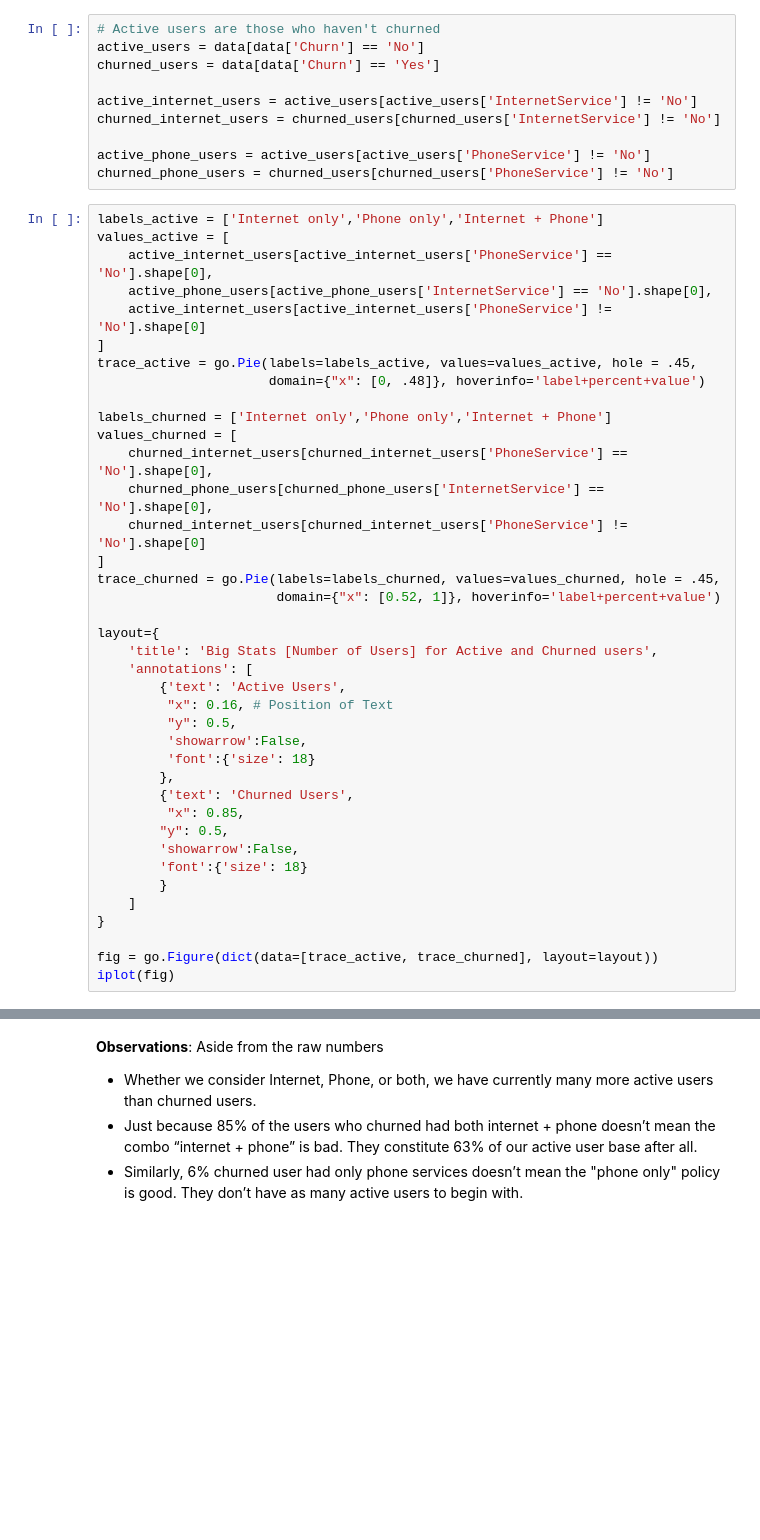
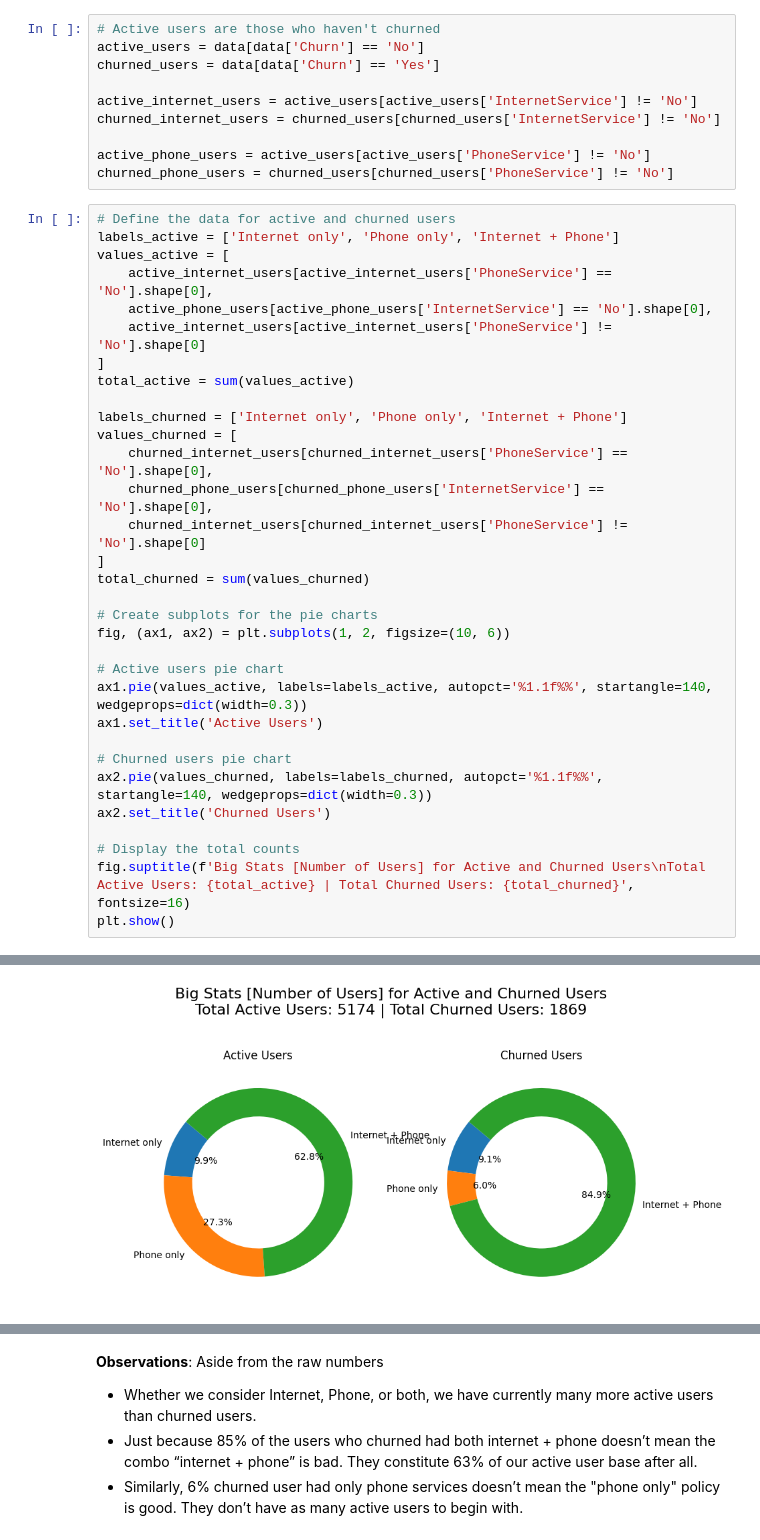
Before and after one commit to robinyUArizona/Customer-Churn-Hypothesis-Testing, a Jupyter notebook: notebooks/customer_churn_analysis.ipynb, the cells around one changed output, grey strips where cells are left out. Drawn from its saved outputs; the diff is of its cells as text; blank space fills up the shorter version.

```diff
--- a/notebooks/customer_churn_analysis.ipynb
+++ b/notebooks/customer_churn_analysis.ipynb
@@ -74,42 +76,35 @@ churned_internet_users = churned_users[churned_users['InternetService'] != 'No']
 active_phone_users = active_users[active_users['PhoneService'] != 'No']
 churned_phone_users = churned_users[churned_users['PhoneService'] != 'No']
 # %%
-labels_active = ['Internet only','Phone only','Internet + Phone']
+# Define the data for active and churned users
+labels_active = ['Internet only', 'Phone only', 'Internet + Phone']
 values_active = [
     active_internet_users[active_internet_users['PhoneService'] == 'No'].shape[0],
     active_phone_users[active_phone_users['InternetService'] == 'No'].shape[0],
     active_internet_users[active_internet_users['PhoneService'] != 'No'].shape[0]
 ]
-trace_active = go.Pie(labels=labels_active, values=values_active, hole = .45,
-                      domain={"x": [0, .48]}, hoverinfo='label+percent+value')
+total_active = sum(values_active)
 
-labels_churned = ['Internet only','Phone only','Internet + Phone']
+labels_churned = ['Internet only', 'Phone only', 'Internet + Phone']
 values_churned = [
     churned_internet_users[churned_internet_users['PhoneService'] == 'No'].shape[0],
     churned_phone_users[churned_phone_users['InternetService'] == 'No'].shape[0],
     churned_internet_users[churned_internet_users['PhoneService'] != 'No'].shape[0]
 ]
-trace_churned = go.Pie(labels=labels_churned, values=values_churned, hole = .45,
-                       domain={"x": [0.52, 1]}, hoverinfo='label+percent+value')
+total_churned = sum(values_churned)
 
-layout={
-    'title': 'Big Stats [Number of Users] for Active and Churned users',
-    'annotations': [
-        {'text': 'Active Users',
-         "x": 0.16, # Position of Text
-         "y": 0.5,
-         'showarrow':False,
-         'font':{'size': 18}
-        },
-        {'text': 'Churned Users',
-         "x": 0.85,
-        "y": 0.5,
-        'showarrow':False,
-        'font':{'size': 18}
-        }
-    ]
-}
+# Create subplots for the pie charts
+fig, (ax1, ax2) = plt.subplots(1, 2, figsize=(10, 6))
 
-fig = go.Figure(dict(data=[trace_active, trace_churned], layout=layout))
-iplot(fig)
+# Active users pie chart
+ax1.pie(values_active, labels=labels_active, autopct='%1.1f%%', startangle=140, wedgeprops=dict(width=0.3))
+ax1.set_title('Active Users')
+
+# Churned users pie chart
+ax2.pie(values_churned, labels=labels_churned, autopct='%1.1f%%', startangle=140, wedgeprops=dict(width=0.3))
+ax2.set_title('Churned Users')
+
+# Display the total counts
+fig.suptitle(f'Big Stats [Number of Users] for Active and Churned Users\nTotal Active Users: {total_active} | Total Churned Users: {total_churned}', fontsize=16)
+plt.show()
 # %% [output]
@@ -116,0 +111 @@ iplot(fig)
+[figure, added]
```
Also changed, not shown: parts of 30 cells of this notebook, 1 other file.
